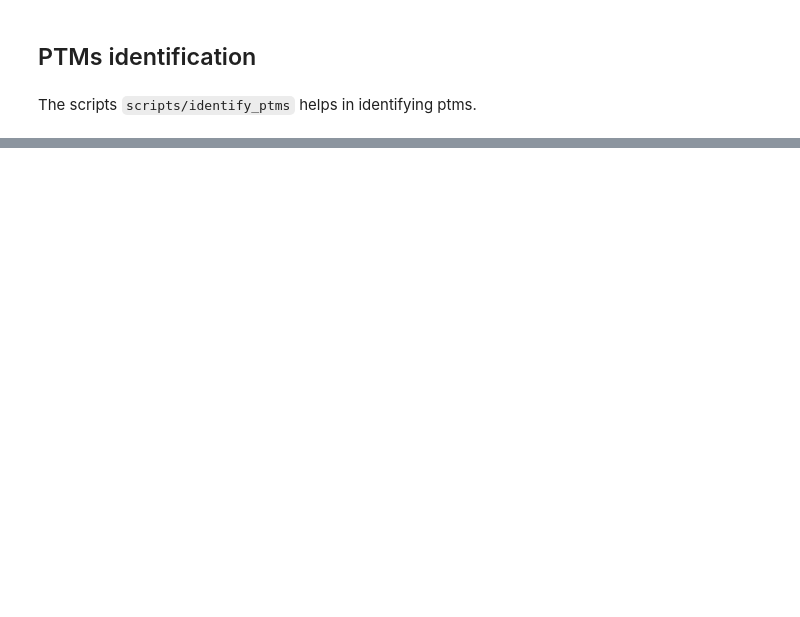
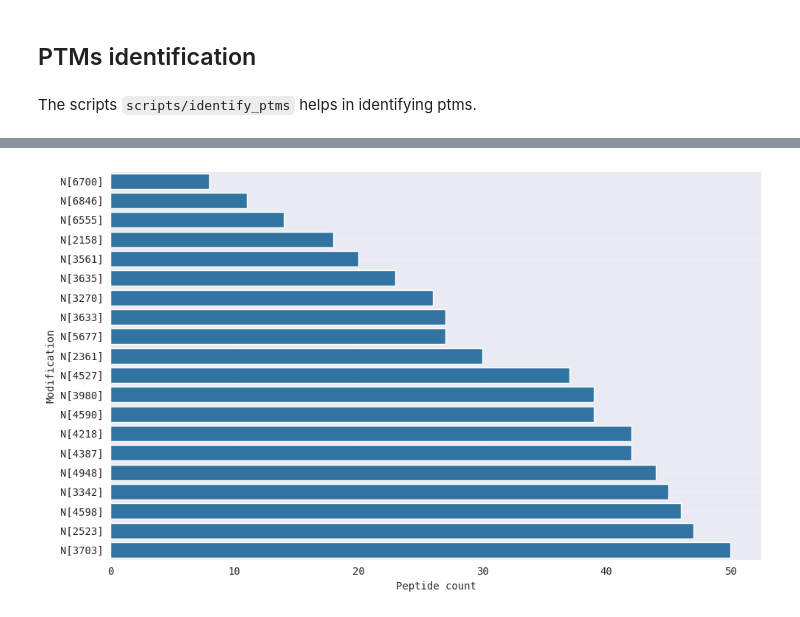
Before and after one commit to hjisaac/glycopeptide-data-lens, a Jupyter notebook: notebooks/analysis.ipynb, the cells around one changed output, grey strips where cells are left out. Cells and saved outputs as stored; diff of their text form; code cells hidden in the pictures; blank space fills up the shorter version.

```diff
--- a/notebooks/analysis.ipynb
+++ b/notebooks/analysis.ipynb
@@ -790,0 +882,3 @@ The scripts `scripts/identify_ptms` helps in identifying ptms.
+# %%
+plot_peptide_count_per_modification(unique_count_df, column="unique_modified_peptide_count", top_n=20, filename="20_least_unique_modifications_barplot", title="",    ascending=True,)
+# %% [output]
@@ -790,0 +886 @@ The scripts `scripts/identify_ptms` helps in identifying ptms.
+[figure, added]
```
Also changed, not shown: parts of 12 cells of this notebook, 4 other files.
